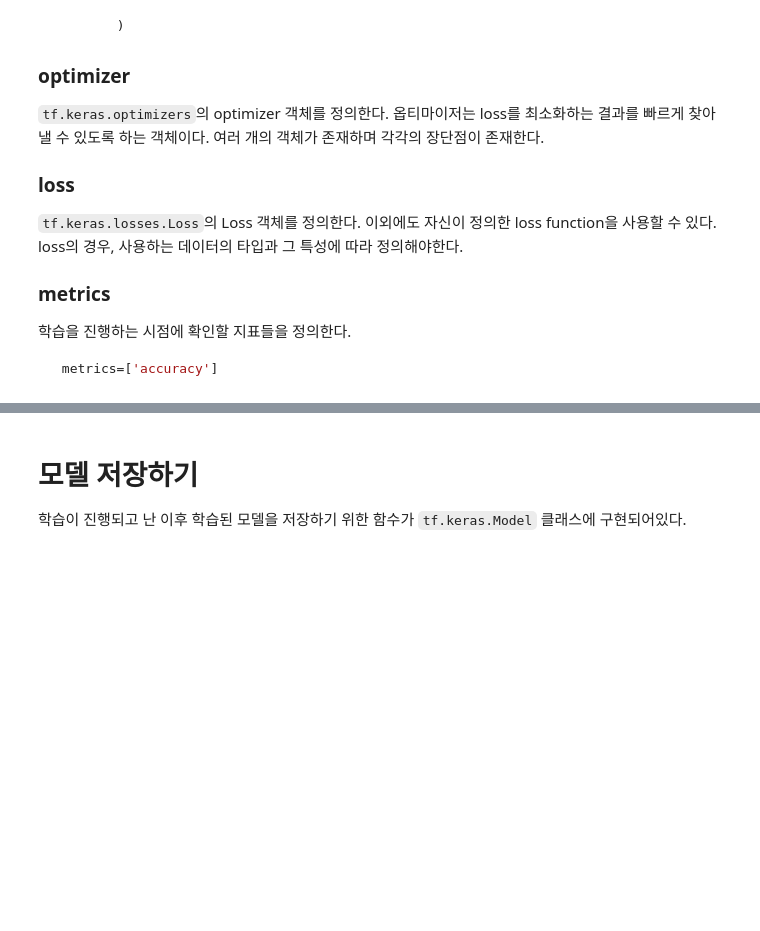
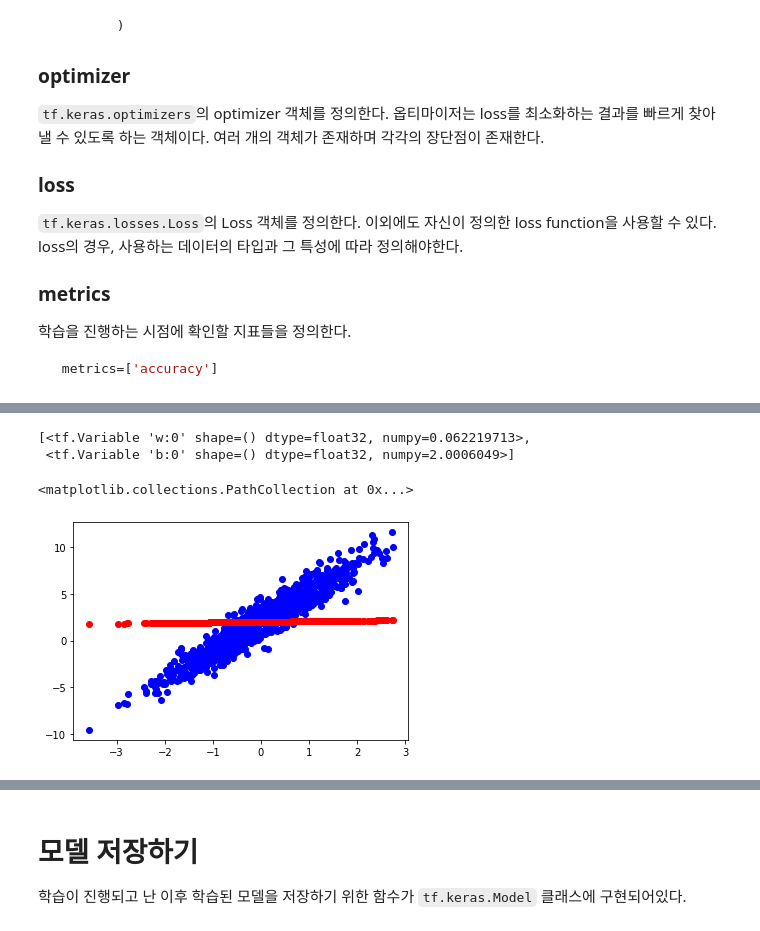
Before and after one commit to chanuuuuu/deep-learning-class, a Jupyter notebook: 2-1 Keras.ipynb, the cells around one changed output, grey strips where cells are left out. Cells and saved outputs as stored; diff of their text form; code cells hidden in the pictures; blank space fills up the shorter version.

```diff
--- a/2-1 Keras.ipynb
+++ b/2-1 Keras.ipynb
@@ -87,0 +344,4 @@ keras를 사용하여 동일한 기능의 fully connected layer를 구현해보
+# %%
+X = tf.constant([[3, 3, 3]], dtype = tf.float32)
+
+print(X.shape)
@@ -147,0 +549,25 @@ keras를 사용하여 동일한 기능의 fully connected layer를 구현해보
+# %%
+TRUE_W = 3.0
+TRUE_b = 2.0
+
+# 학습 데이터의 크기는 1000
+TRAIN_SIZE = 1000
+
+# 정규 분포 상에서 (0, 1)사이에서 랜덤하게 값을 뽑습니다.
+x = tf.random.normal(shape = [TRAIN_SIZE])
+
+# 기존 데이터와는 조금 차이를 주기 위한 노이즈
+noise = tf.random.normal(shape = [TRAIN_SIZE])
+
+
+y = x * TRUE_W + TRUE_b + noise
+# %%
+# compile함수를 통해 학습루프를 정의할 수 있다.
+keras_model = LinearModelKeras()
+keras_model.compile(
+    optimizer = tf.keras.optimizers.SGD(),
+    loss = tf.keras.losses.mean_squared_error
+)
+# %%
+# 학습을 시작
+keras_model.fit(x, y, epochs = 100, batch_size = 1000)
@@ -147,0 +593,16 @@ keras를 사용하여 동일한 기능의 fully connected layer를 구현해보
+# %%
+# 모델이 올바르게 학습되었는가
+keras_model.trainable_variables
+# %% [output]
+[<tf.Variable 'w:0' shape=() dtype=float32, numpy=0.062219713>,
+ <tf.Variable 'b:0' shape=() dtype=float32, numpy=2.0006049>]
+# %%
+# plot을 통해 학습이 제대로 되었는지 확인한다.
+import matplotlib.pyplot as plt
+
+plt.scatter(x, y, c = 'b')
+
+plt.scatter(x, keras_model(x), c = 'r')
+# %% [output]
+<matplotlib.collections.PathCollection at 0x...>
+[figure, added]
```
Also changed, not shown: parts of 62 cells of this notebook, 3 other files.
